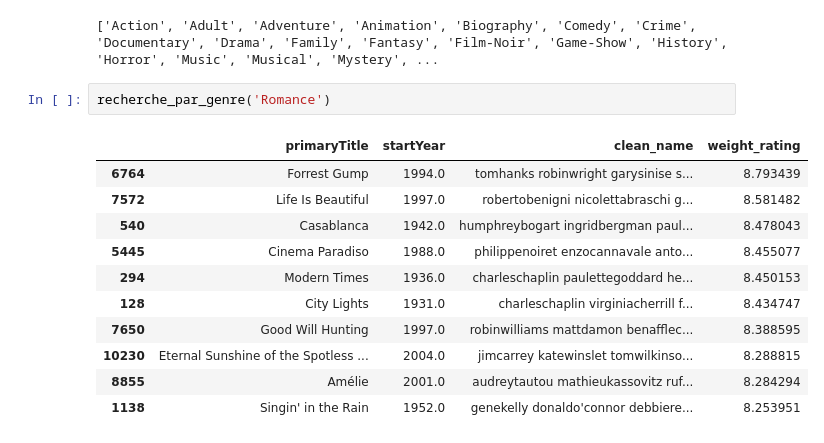
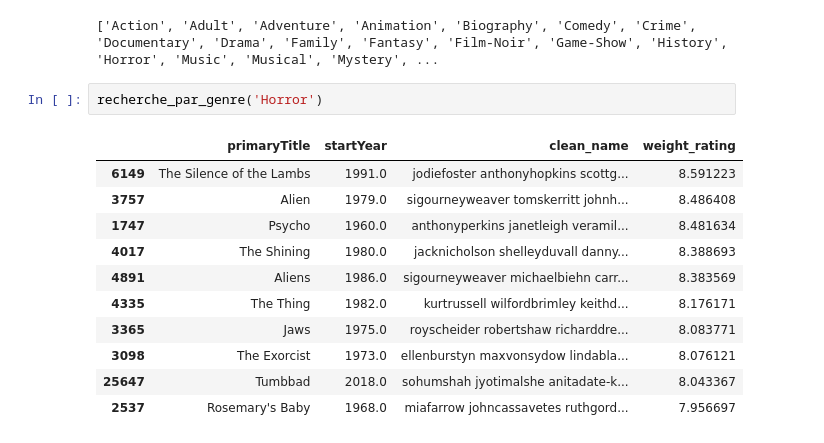
Before and after one commit to BoostMetrics/Recommandation-de-films, a Jupyter notebook: notebooks/03-modeling/Test 3 enrich.ipynb, the cells around one changed output. Saved outputs shown, nothing was run; the diff lists cells and outputs as text.

```diff
--- a/notebooks/03-modeling/Test 3 enrich.ipynb
+++ b/notebooks/03-modeling/Test 3 enrich.ipynb
@@ -385,16 +385,16 @@ print(genre_cols)
 # %% [output]
 ['Action', 'Adult', 'Adventure', 'Animation', 'Biography', 'Comedy', 'Crime', 'Documentary', 'Drama', 'Family', 'Fantasy', 'Film-Noir', 'Game-Show', 'History', 'Horror', 'Music', 'Musical', 'Mystery', ...
 # %%
-recherche_par_genre('Romance')
+recherche_par_genre('Horror')
 # %% [output]
 |  | primaryTitle | startYear | clean_name | weight_rating |
-| 6764 | Forrest Gump | 1994.0 | tomhanks robinwright garysinise s... | 8.793439 |
-| 7572 | Life Is Beautiful | 1997.0 | robertobenigni nicolettabraschi g... | 8.581482 |
-| 540 | Casablanca | 1942.0 | humphreybogart ingridbergman paul... | 8.478043 |
-| 5445 | Cinema Paradiso | 1988.0 | philippenoiret enzocannavale anto... | 8.455077 |
-| 294 | Modern Times | 1936.0 | charleschaplin paulettegoddard he... | 8.450153 |
-| 128 | City Lights | 1931.0 | charleschaplin virginiacherrill f... | 8.434747 |
-| 7650 | Good Will Hunting | 1997.0 | robinwilliams mattdamon benafflec... | 8.388595 |
-| 10230 | Eternal Sunshine of the Spotless ... | 2004.0 | jimcarrey katewinslet tomwilkinso... | 8.288815 |
-| 8855 | Amélie | 2001.0 | audreytautou mathieukassovitz ruf... | 8.284294 |
-| 1138 | Singin' in the Rain | 1952.0 | genekelly donaldo'connor debbiere... | 8.253951 |
+| 6149 | The Silence of the Lambs | 1991.0 | jodiefoster anthonyhopkins scottg... | 8.591223 |
+| 3757 | Alien | 1979.0 | sigourneyweaver tomskerritt johnh... | 8.486408 |
+| 1747 | Psycho | 1960.0 | anthonyperkins janetleigh veramil... | 8.481634 |
+| 4017 | The Shining | 1980.0 | jacknicholson shelleyduvall danny... | 8.388693 |
+| 4891 | Aliens | 1986.0 | sigourneyweaver michaelbiehn carr... | 8.383569 |
+| 4335 | The Thing | 1982.0 | kurtrussell wilfordbrimley keithd... | 8.176171 |
+| 3365 | Jaws | 1975.0 | royscheider robertshaw richarddre... | 8.083771 |
+| 3098 | The Exorcist | 1973.0 | ellenburstyn maxvonsydow lindabla... | 8.076121 |
+| 25647 | Tumbbad | 2018.0 | sohumshah jyotimalshe anitadate-k... | 8.043367 |
+| 2537 | Rosemary's Baby | 1968.0 | miafarrow johncassavetes ruthgord... | 7.956697 |
```
Also changed, not shown: parts of 1 cell of this notebook.
